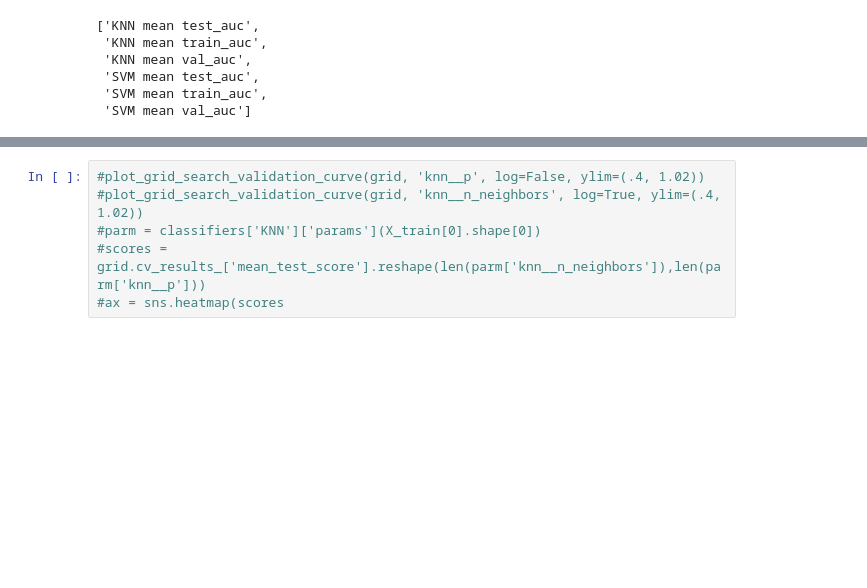
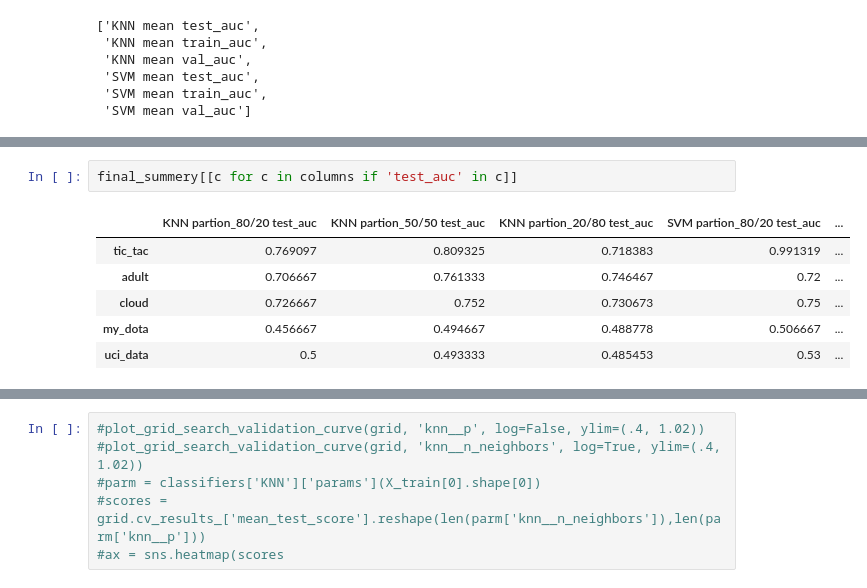
Before and after one commit to TamuzHod/supervised_Classification_Comparison, a Jupyter notebook: small_scale.ipynb, the cells around one changed output, grey strips where cells are left out. Cells and saved outputs as stored; diff of their text form; blank space fills up the shorter version.

```diff
--- a/small_scale.ipynb
+++ b/small_scale.ipynb
@@ -373,0 +393,9 @@ final_summery
+# %%
+final_summery[[c for c in columns if 'test_auc' in c]]
+# %% [output]
+|  | KNN partion_80/20 test_auc | KNN partion_50/50 test_auc | KNN partion_20/80 test_auc | SVM partion_80/20 test_auc | ... |
+| tic_tac | 0.769097 | 0.809325 | 0.718383 | 0.991319 | ... |
+| adult | 0.706667 | 0.761333 | 0.746467 | 0.72 | ... |
+| cloud | 0.726667 | 0.752 | 0.730673 | 0.75 | ... |
+| my_dota | 0.456667 | 0.494667 | 0.488778 | 0.506667 | ... |
+| uci_data | 0.5 | 0.493333 | 0.485453 | 0.53 | ... |
```
Also changed, not shown: parts of 16 cells of this notebook.
